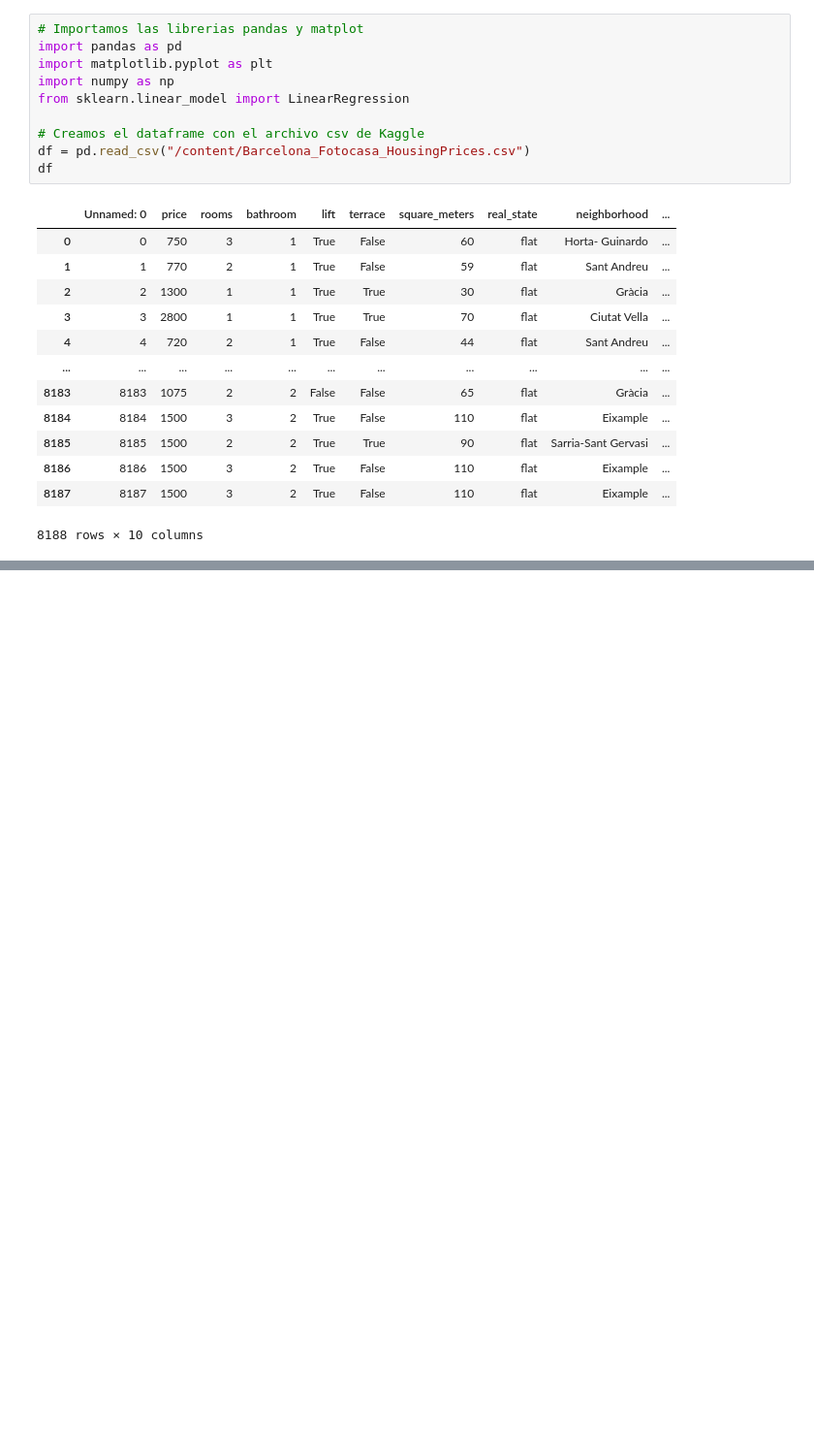
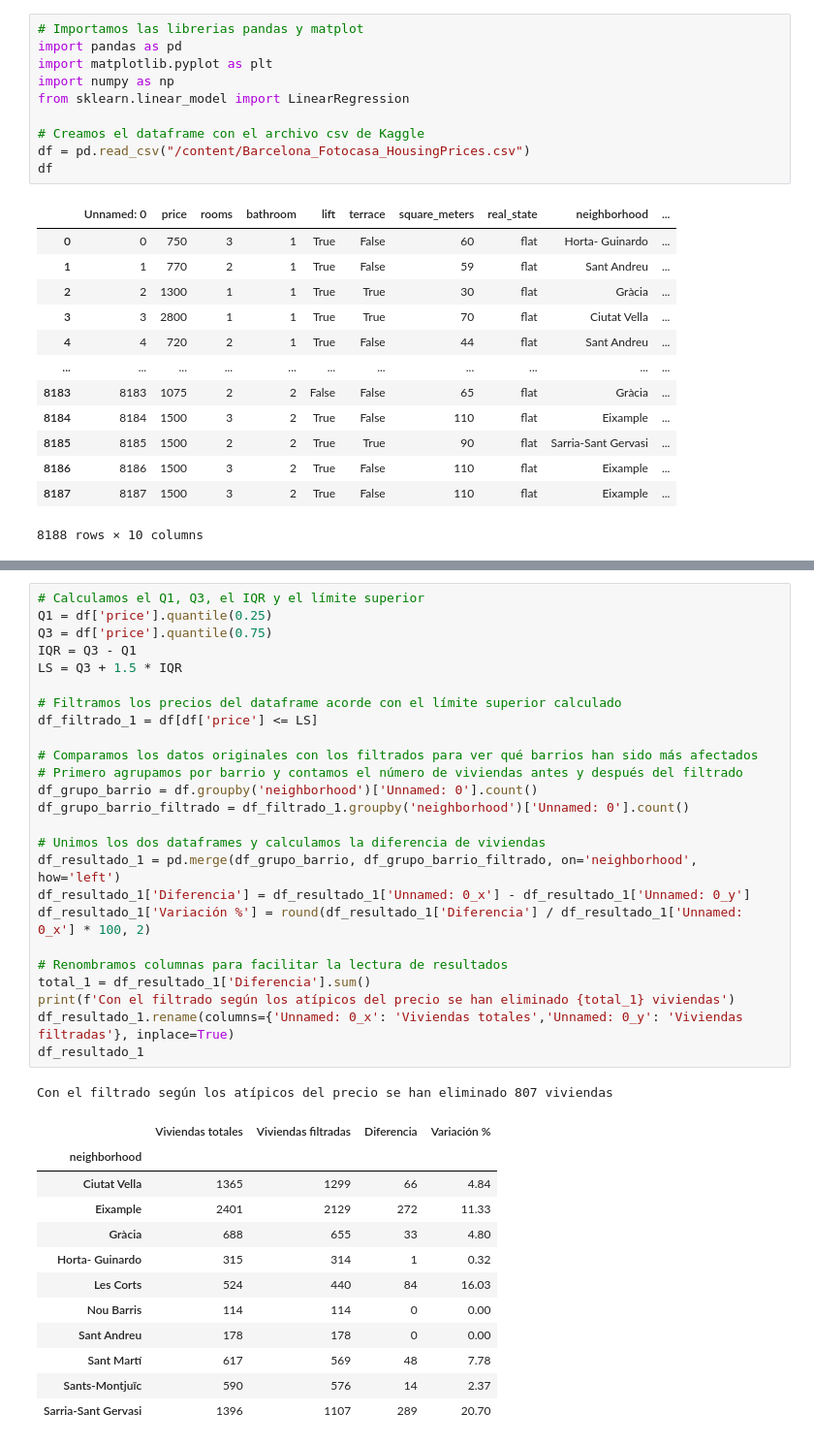
Before and after one commit to carlosarreguib/PROYECTO_1, a Jupyter notebook: Proyecto_1.ipynb, the cells around one changed output, grey strips where cells are left out. Shown at 97% size. Saved outputs shown, nothing was run; the diff lists cells and outputs as text; blank space fills up the shorter version.

Commit message:
Filtrado según atípicos

```diff
--- a/Proyecto_1.ipynb
+++ b/Proyecto_1.ipynb
@@ -43,0 +61,39 @@ dtype: float64
+# %%
+# Calculamos el Q1, Q3, el IQR y el límite superior
+Q1 = df['price'].quantile(0.25)
+Q3 = df['price'].quantile(0.75)
+IQR = Q3 - Q1
+LS = Q3 + 1.5 * IQR
+
+# Filtramos los precios del dataframe acorde con el límite superior calculado
+df_filtrado_1 = df[df['price'] <= LS]
+
+# Comparamos los datos originales con los filtrados para ver qué barrios han sido más afectados
+# Primero agrupamos por barrio y contamos el número de viviendas antes y después del filtrado
+df_grupo_barrio = df.groupby('neighborhood')['Unnamed: 0'].count()
+df_grupo_barrio_filtrado = df_filtrado_1.groupby('neighborhood')['Unnamed: 0'].count()
+
+# Unimos los dos dataframes y calculamos la diferencia de viviendas
+df_resultado_1 = pd.merge(df_grupo_barrio, df_grupo_barrio_filtrado, on='neighborhood', how='left')
+df_resultado_1['Diferencia'] = df_resultado_1['Unnamed: 0_x'] - df_resultado_1['Unnamed: 0_y']
+df_resultado_1['Variación %'] = round(df_resultado_1['Diferencia'] / df_resultado_1['Unnamed: 0_x'] * 100, 2)
+
+# Renombramos columnas para facilitar la lectura de resultados
+total_1 = df_resultado_1['Diferencia'].sum()
+print(f'Con el filtrado según los atípicos del precio se han eliminado {total_1} viviendas')
+df_resultado_1.rename(columns={'Unnamed: 0_x': 'Viviendas totales','Unnamed: 0_y': 'Viviendas filtradas'}, inplace=True)
+df_resultado_1
+# %% [output]
+Con el filtrado según los atípicos del precio se han eliminado 807 viviendas
+|  | Viviendas totales | Viviendas filtradas | Diferencia | Variación % |
+| neighborhood |  |  |  |  |
+| Ciutat Vella | 1365 | 1299 | 66 | 4.84 |
+| Eixample | 2401 | 2129 | 272 | 11.33 |
+| Gràcia | 688 | 655 | 33 | 4.80 |
+| Horta- Guinardo | 315 | 314 | 1 | 0.32 |
+| Les Corts | 524 | 440 | 84 | 16.03 |
+| Nou Barris | 114 | 114 | 0 | 0.00 |
+| Sant Andreu | 178 | 178 | 0 | 0.00 |
+| Sant Martí | 617 | 569 | 48 | 7.78 |
+| Sants-Montjuïc | 590 | 576 | 14 | 2.37 |
+| Sarria-Sant Gervasi | 1396 | 1107 | 289 | 20.70 |
```
Also changed, not shown: parts of 6 cells of this notebook.
